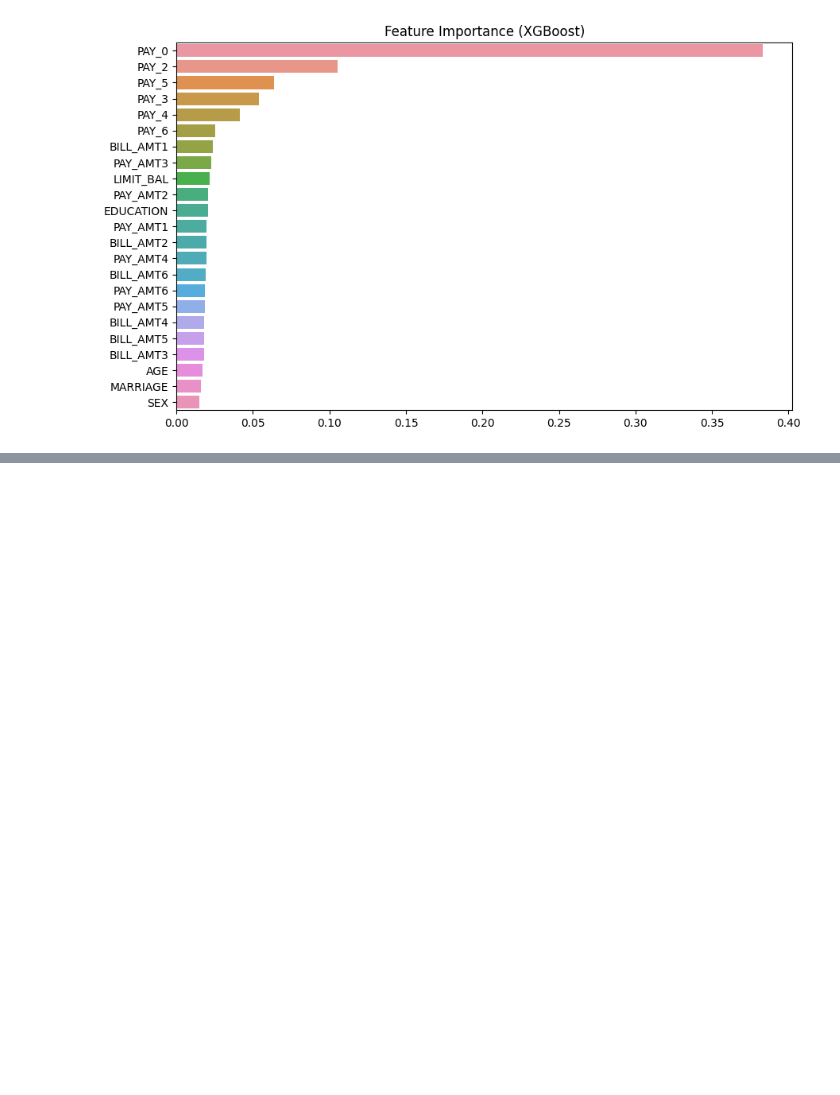
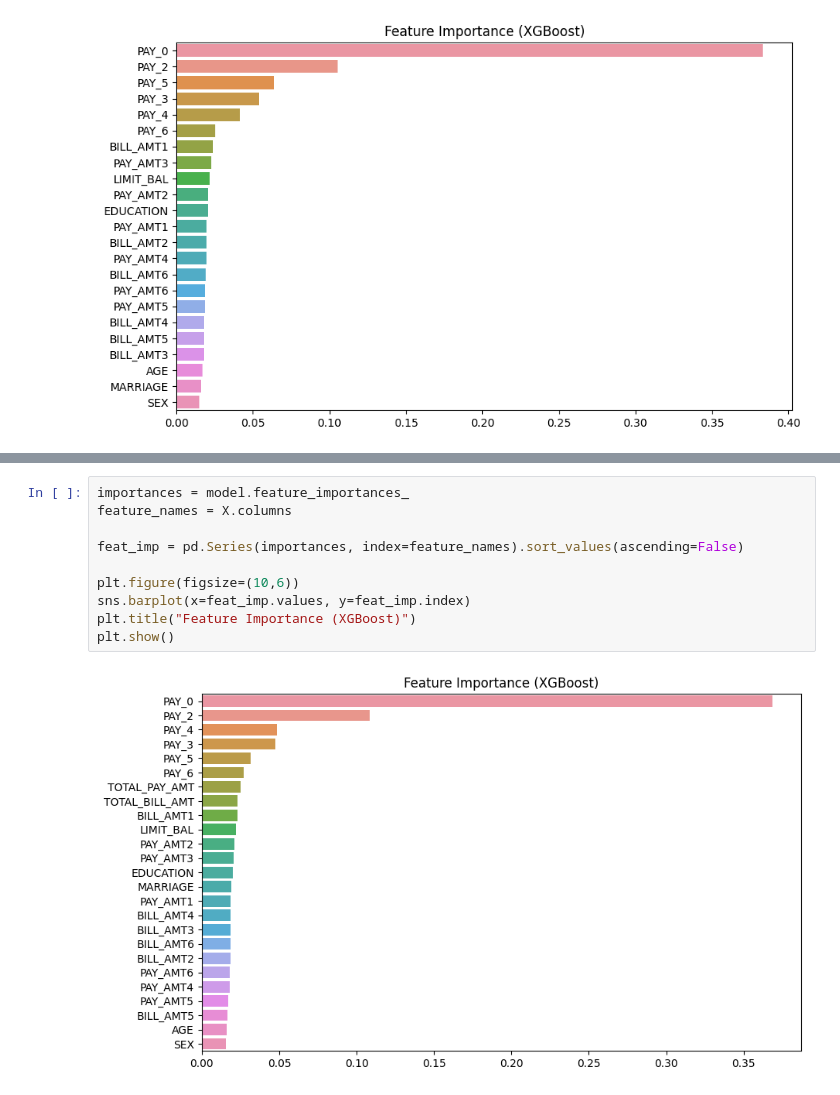
Before and after one commit to dinhdat07/credit_scoring_model, a Jupyter notebook: credit-scoring-model-xgboost.ipynb, the cells around one changed output, grey strips where cells are left out. Cells and saved outputs as stored; diff of their text form; blank space fills up the shorter version.

```diff
--- a/credit-scoring-model-xgboost.ipynb
+++ b/credit-scoring-model-xgboost.ipynb
@@ -156,0 +212,12 @@ plt.show()
+# %%
+importances = model.feature_importances_
+feature_names = X.columns
+
+feat_imp = pd.Series(importances, index=feature_names).sort_values(ascending=False)
+
+plt.figure(figsize=(10,6))
+sns.barplot(x=feat_imp.values, y=feat_imp.index)
+plt.title("Feature Importance (XGBoost)")
+plt.show()
+# %% [output]
+[figure, added]
```
Also changed, not shown: parts of 9 cells of this notebook.
